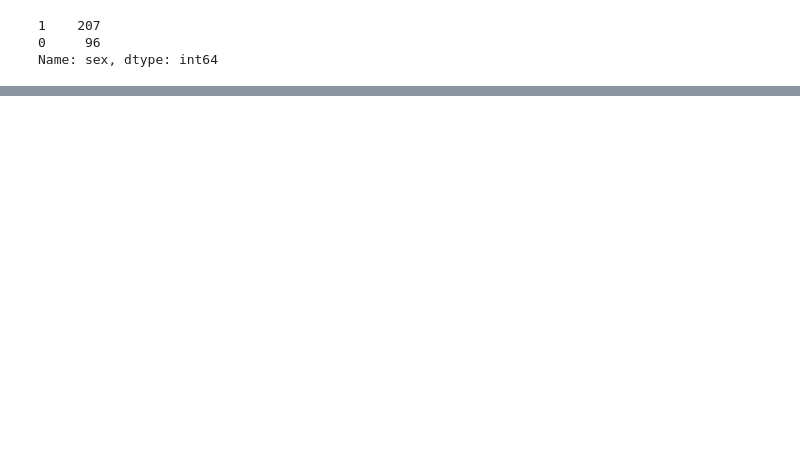
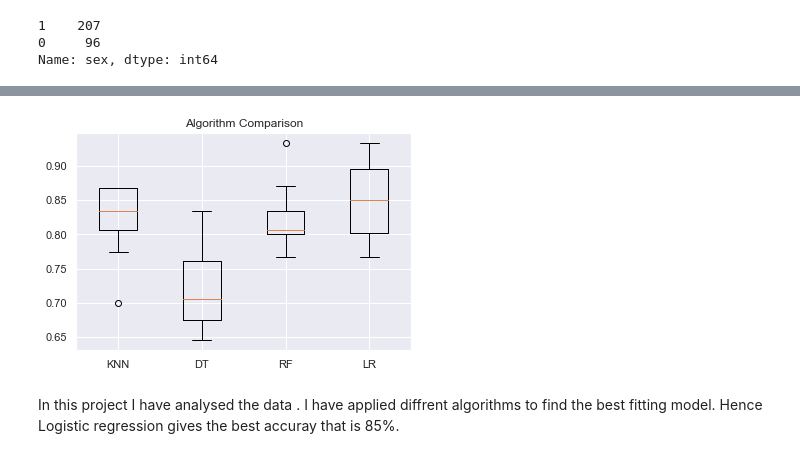
Before and after one commit to soujanyareddy1256/CSE_720001.202320, a Jupyter notebook: Project/Satya/720_project_python_code.ipynb, the cells around one changed output, grey strips where cells are left out. Drawn from its saved outputs; the diff is of its cells as text; code cells hidden in the pictures; blank space fills up the shorter version.

```diff
--- a/Project/Satya/720_project_python_code.ipynb
+++ b/Project/Satya/720_project_python_code.ipynb
@@ -174,0 +266,7 @@ g=sns.heatmap(data[top_corr_features].corr(),annot=True,cmap="RdYlGn")
+# %%
+import re
+
+oldpeak_pattern = r"^1\.[0-9]|^2\.0$"
+data['oldpeak'] = data['oldpeak'].astype(str)
+data_oldpeak = data[data["oldpeak"].str.contains(oldpeak_pattern)]
+print(data_oldpeak)
@@ -174,0 +293,2 @@ g=sns.heatmap(data[top_corr_features].corr(),annot=True,cmap="RdYlGn")
+# %%
+dataset = pd.get_dummies(data, columns = ['sex', 'cp', 'fbs', 'restecg', 'exang', 'slope', 'ca', 'thal'])
@@ -174,0 +324,3 @@ g=sns.heatmap(data[top_corr_features].corr(),annot=True,cmap="RdYlGn")
+# %%
+x = dataset.drop(['target'], axis = 1)
+y = dataset['target']
@@ -174,0 +338,17 @@ g=sns.heatmap(data[top_corr_features].corr(),annot=True,cmap="RdYlGn")
+# %%
+from sklearn.model_selection import StratifiedKFold
+models = []
+
+models.append(('KNN', KNeighborsClassifier()))
+models.append(('DT', DecisionTreeClassifier()))
+models.append(('RF', RandomForestClassifier()))
+models.append(('LR', LogisticRegression()))
+
+results = []
+names = []
+for name, model in models:
+ kfold = StratifiedKFold(n_splits=10, random_state=1, shuffle=True)
+ cv_results = cross_val_score(model, x, y, cv=kfold, scoring='accuracy')
+ results.append(cv_results)
+ names.append(name)
+ print('%s: %f (%f)' % (name, cv_results.mean(), cv_results.std()))
@@ -174,0 +368,10 @@ g=sns.heatmap(data[top_corr_features].corr(),annot=True,cmap="RdYlGn")
+# %%
+from matplotlib import pyplot
+pyplot.boxplot(results, labels=names)
+pyplot.title('Algorithm Comparison')
+pyplot.show()
+# %% [output]
+[figure, added]
+# %% [markdown]
+In this project I have analysed the data . I have applied diffrent algorithms to find the best fitting model.
+Hence Logistic regression gives the best accuray that is 85%.
```
Also changed, not shown: parts of 36 cells of this notebook.
